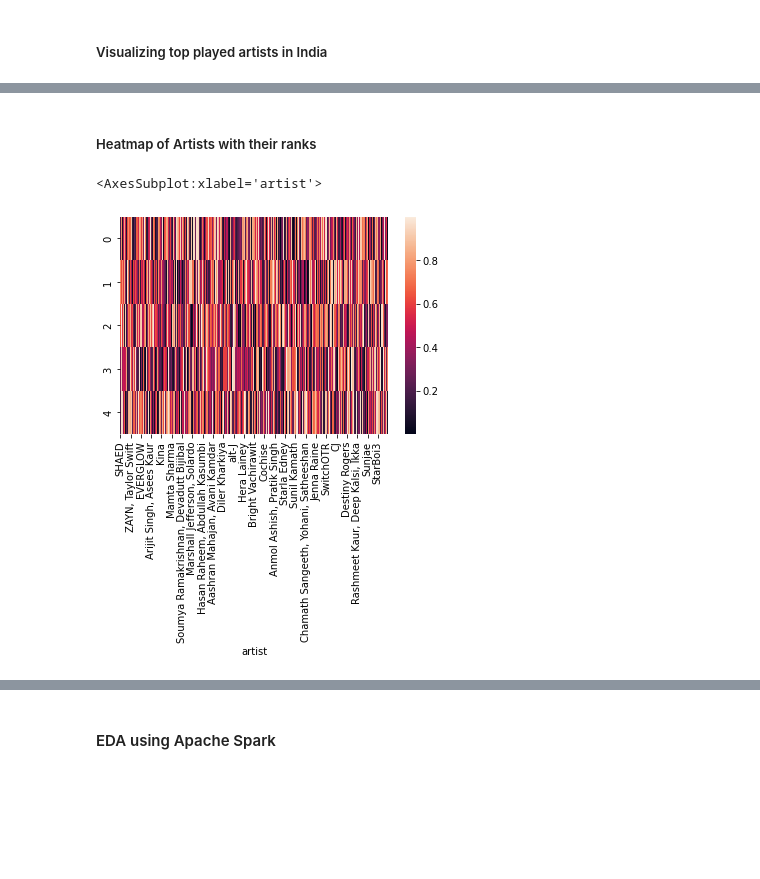
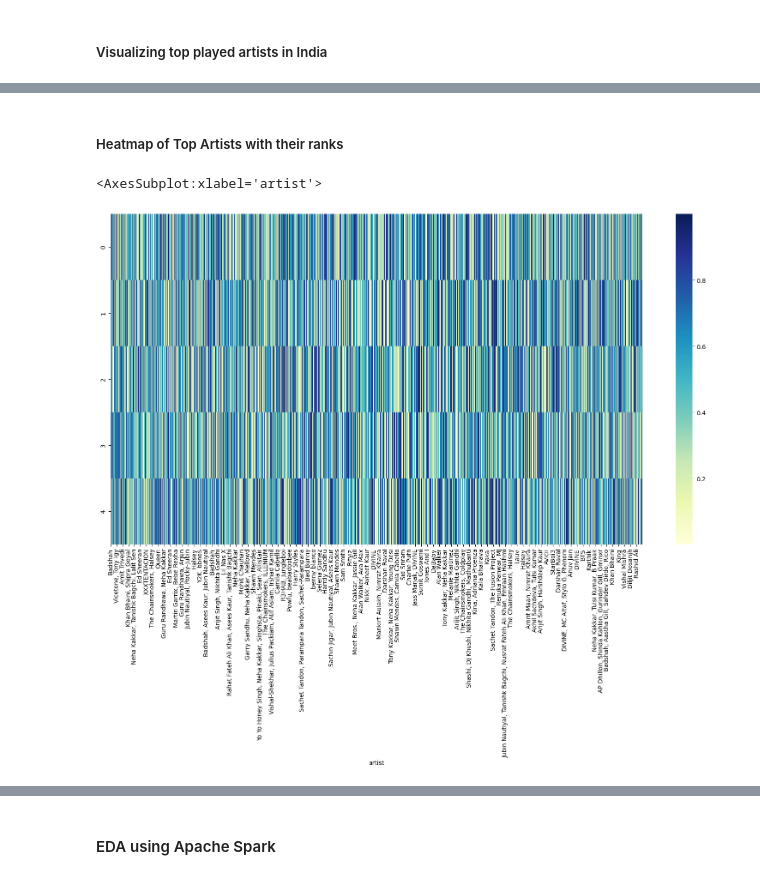
Before and after one commit to cmulay/spotify-eda, a Jupyter notebook: spotify-eda.ipynb, the cells around one changed output, grey strips where cells are left out. Drawn from its saved outputs; the diff is of its cells as text; code cells hidden in the pictures; blank space fills up the shorter version.

```diff
--- a/spotify-eda.ipynb
+++ b/spotify-eda.ipynb
@@ -257,11 +259,10 @@ visualize_word_counts(counts)
 # %% [markdown]
-##### Heatmap of Artists with their ranks
+##### Heatmap of Top Artists with their ranks
-# %%
-# Create a dataset
-df = pd.DataFrame(np.random.random((5,51688)), columns=[india_viral50['artist']])
-
-# Default heatmap: just a visualization of this square matrix
-sns.heatmap(df)
-# %% [output]
-<AxesSubplot:xlabel='artist'>
-[figure, removed]
+# %%
+df = pd.DataFrame(np.random.random((5, 201348)), columns=[india_top200['artist']])
+fig, ax = plt.subplots(figsize=(20,10))
+sns.diverging_palette(220, 20, as_cmap=True)
+sns.heatmap(df, ax=ax, cmap="YlGnBu")
+# %% [output]
+<AxesSubplot:xlabel='artist'>
+[figure, added]
```
Also changed, not shown: parts of 14 cells of this notebook, 2 other files.
